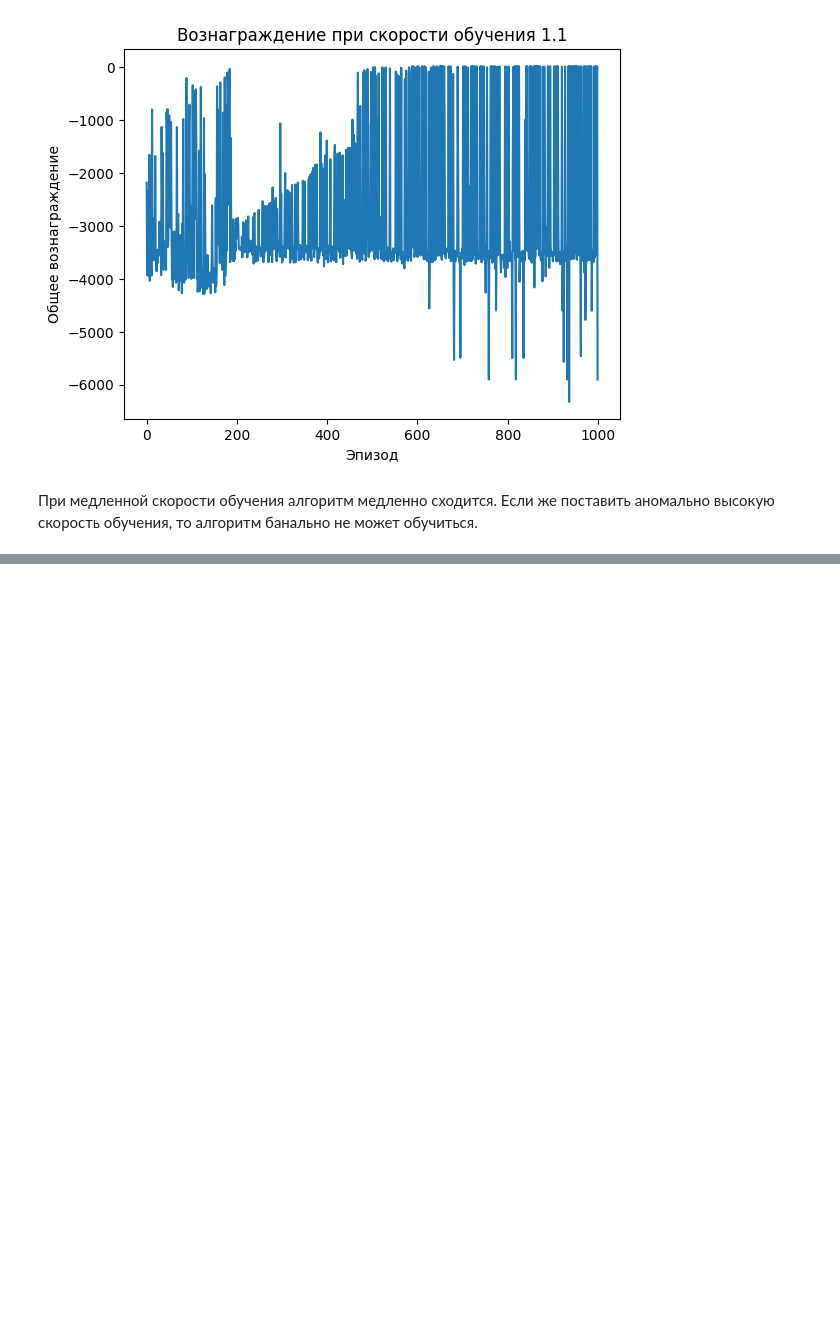
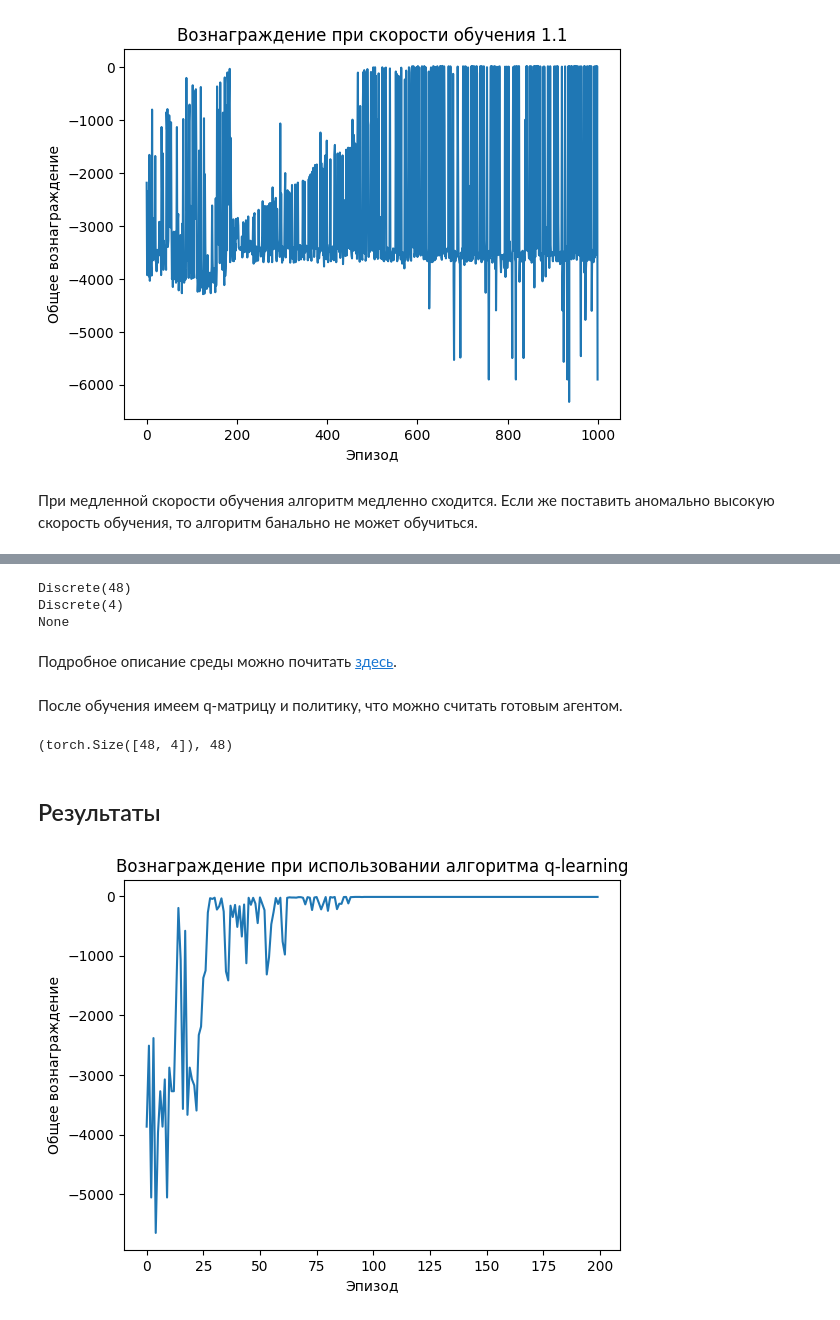
Before and after one commit to Rus9519/rl_otus, a Jupyter notebook: homework/01_discrete.ipynb, the cells around one changed output, grey strips where cells are left out. Cells and saved outputs as stored; diff of their text form; code cells hidden in the pictures; blank space fills up the shorter version.

```diff
--- a/homework/01_discrete.ipynb
+++ b/homework/01_discrete.ipynb
@@ -262,0 +267,31 @@ plt.show()
+# %%
+env_cliff = gym.make('CliffWalking-v0')
+print(env_cliff.observation_space)
+print(env_cliff.action_space)
+print(env_cliff.spec.reward_threshold)
+# %% [output]
+Discrete(48)
+Discrete(4)
+None
+# %% [markdown]
+Подробное описание среды можно почитать [здесь](https://gymnasium.farama.org/environments/toy_text/cliff_walking/).
+# %%
+cliff_rewards, cliff_length, avg_rewards_100, cliff_q, cliff_policy = q_learning(
+    env=env_cliff, n_episodes=200, update_epsilon=1/100, gamma=0.99, max_step_per_episode=400, learning_rate=0.5
+)
+# %% [markdown]
+После обучения имеем q-матрицу и политику, что можно считать готовым агентом.
+# %%
+cliff_q.size(), len(cliff_policy)
+# %% [output]
+(torch.Size([48, 4]), 48)
+# %% [markdown]
+## Результаты
+# %%
+plt.plot(cliff_rewards)
+plt.title('Вознаграждение при использовании алгоритма q-learning')
+plt.xlabel('Эпизод')
+plt.ylabel('Общее вознаграждение')
+plt.show()
+# %% [output]
+[figure, added]
```
Also changed, not shown: parts of 4 cells of this notebook.
